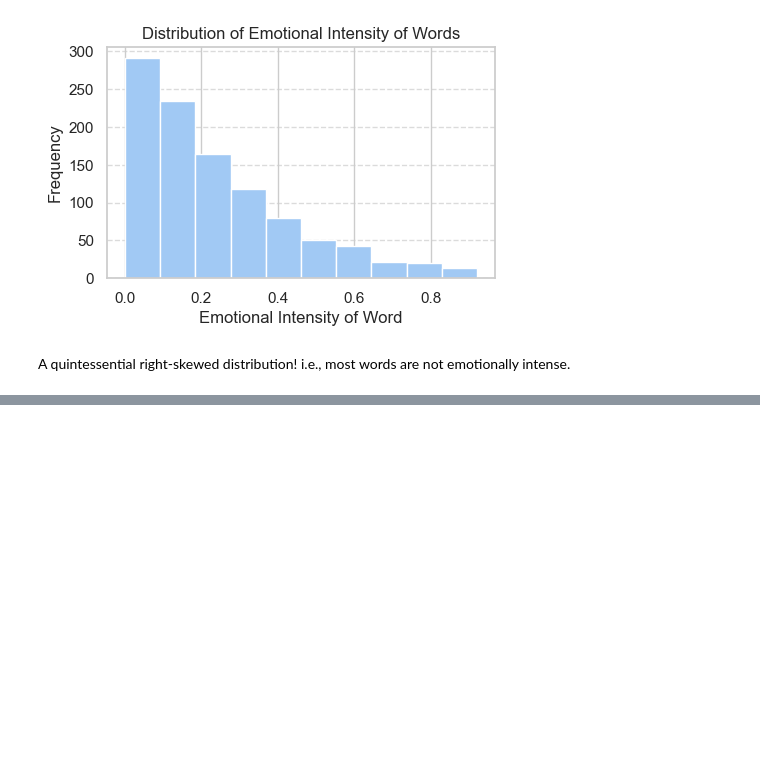
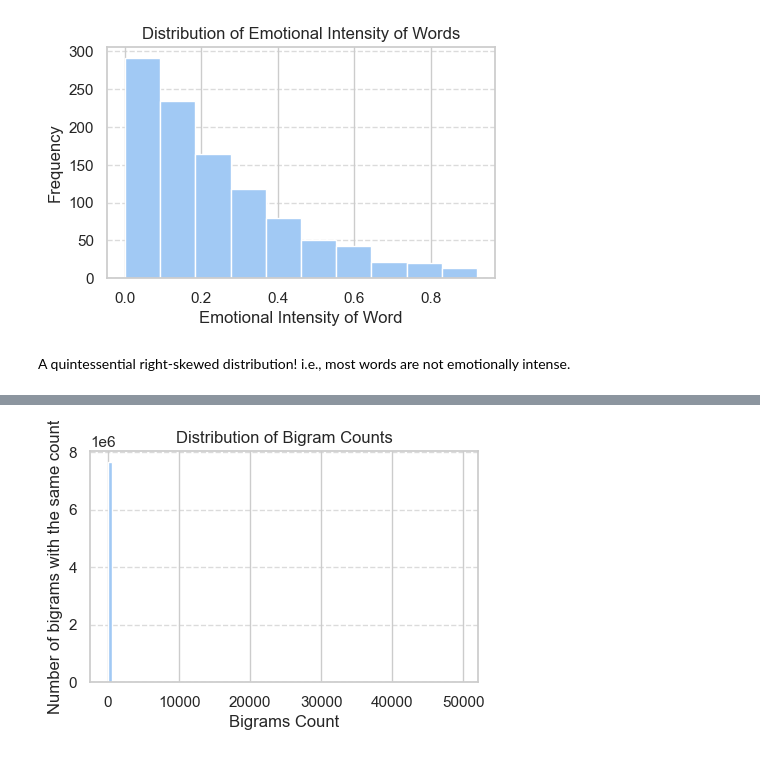
Before and after one commit to I7T5/SentimentNLP, a Jupyter notebook: project.ipynb, the cells around one changed output, grey strips where cells are left out. Cells and saved outputs as stored; diff of their text form; code cells hidden in the pictures; blank space fills up the shorter version.

```diff
--- a/project.ipynb
+++ b/project.ipynb
@@ -295,0 +409,26 @@ The topmost examples in `word_counts_filtered` now are the words that are most c
+# %%
+# generated by GitHub Copilot with minor edits
+# runtime: 60s
+
+print("Counting words...")
+bigram_counts: Dict[str, Dict[int, int]] = {}  # bigram -> target -> frequency
+
+for i, row in df.iterrows():
+    words: List[str] = list(set(row['text'].split()))
+    target: int = row['target']
+    for i in range(len(words)-1):
+        bigram: str = " ".join(words[i:i+2])
+        if bigram in bigram_counts:
+            bigram_counts[bigram][target] += 1
+        else:
+            bigram_counts[bigram] = {0: 0, 1: 0}  # initialize
+            bigram_counts[bigram][target] = 1
+
+# runtime: 15s
+print("Converting bigram_counts to Pandas Dataframe...")
+bigram_counts_df = pd.DataFrame(bigram_counts).T.reset_index()
+bigram_counts_df.columns = ['bigram', 'neg', 'pos']
+bigram_counts_df['total'] = bigram_counts_df['neg'] + bigram_counts_df['pos']
+bigram_counts_df = bigram_counts_df.sort_values(by='total', ascending=False)
+
+bigram_counts_df.head()
@@ -295,0 +444,18 @@ The topmost examples in `word_counts_filtered` now are the words that are most c
+# %%
+# generated by GitHub Copilot with minor edits
+
+# Plot the distribution of the bigrams
+num_bins = 100
+# I don't know how to plot an equal area histogram...it's all white...
+# bin_edges = np.percentile(bigram_counts_df['total'], np.linspace(0, 100, num_bins + 1))
+# bin_edges = np.interp(np.linspace(0, len(data), num_bins + 1), np.arange(len(data)), np.sort(data))
+
+plt.figure(figsize=(5, 3))
+plt.hist(bigram_counts_df['total'], bins=num_bins)
+plt.title('Distribution of Bigram Counts')
+plt.xlabel('Bigrams Count')
+plt.ylabel('Number of bigrams with the same count')
+plt.grid(axis='y', linestyle='--', alpha=0.7)
+plt.show()
+# %% [output]
+[figure, added]
```
Also changed, not shown: parts of 35 cells of this notebook.
